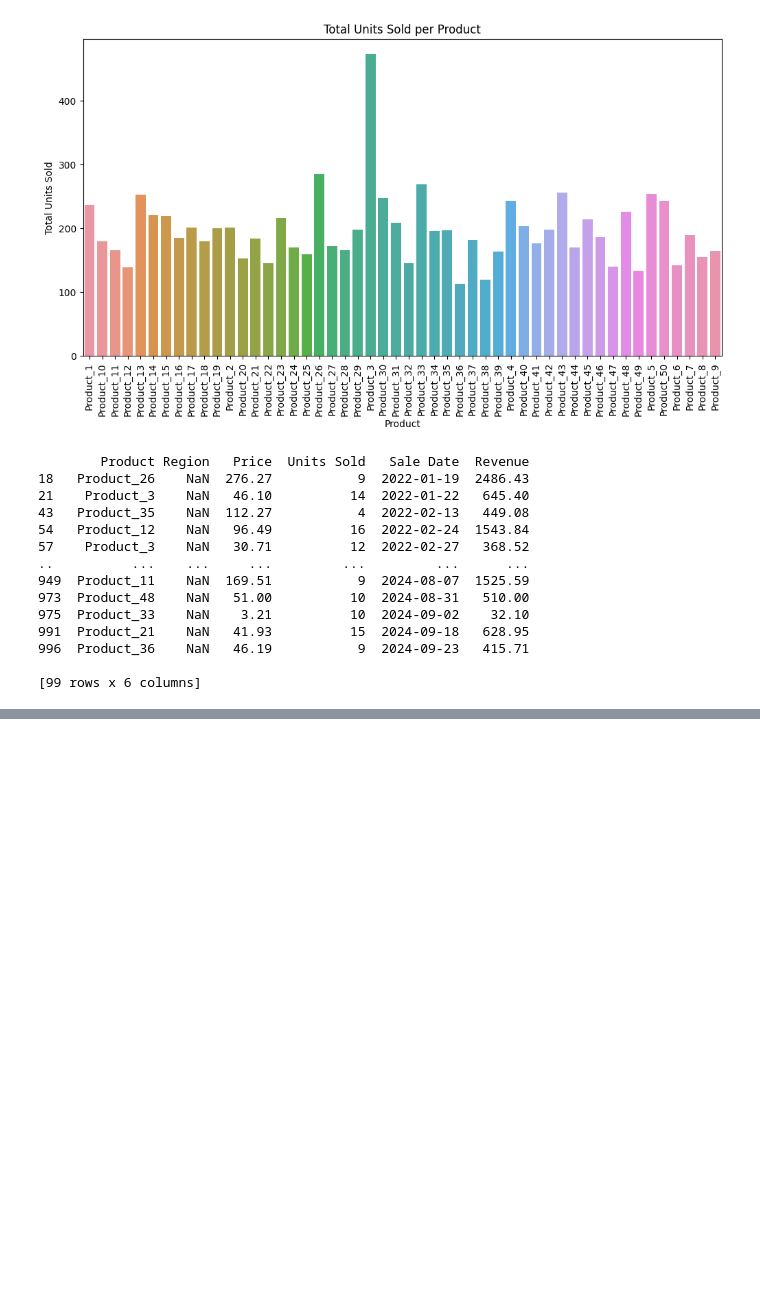
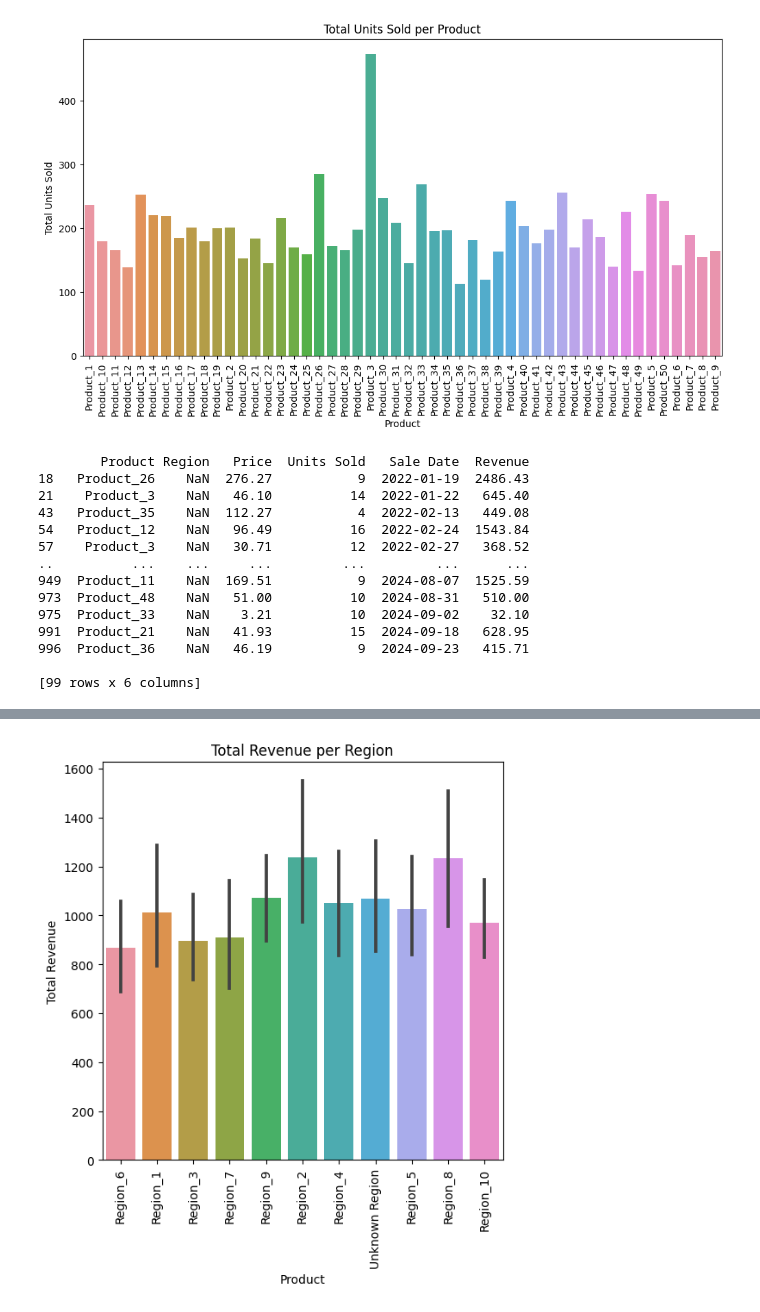
Before and after one commit to mredshaw/schulich_data_science, a Jupyter notebook: Data_Science_A1.ipynb, the cells around one changed output, grey strips where cells are left out. Cells and saved outputs as stored; diff of their text form; code cells hidden in the pictures; blank space fills up the shorter version.

```diff
--- a/Data_Science_A1.ipynb
+++ b/Data_Science_A1.ipynb
@@ -768,0 +1004,10 @@ print(df_clean[df_clean['Region'].isnull()])
+# %%
+plt.figure(figsize=(6, 6))
+sns.barplot(data=df_clean, x='Region', y='Revenue')
+plt.xlabel('Product')
+plt.ylabel('Total Revenue')
+plt.title('Total Revenue per Region')
+plt.xticks(rotation=90)
+plt.show()
+# %% [output]
+[figure, added]
```
Also changed, not shown: parts of 36 cells of this notebook.
